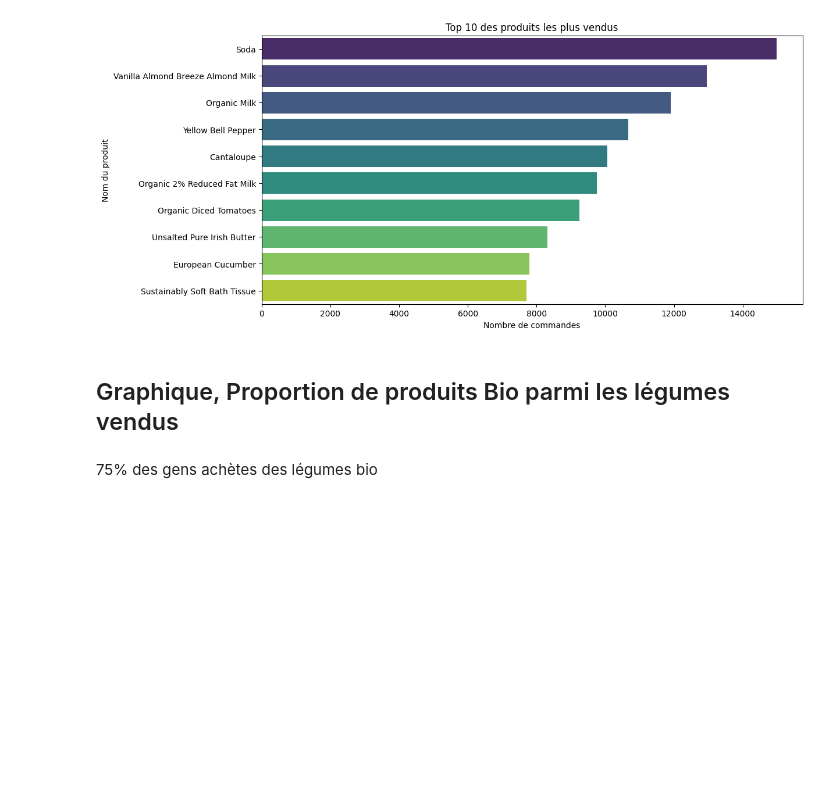
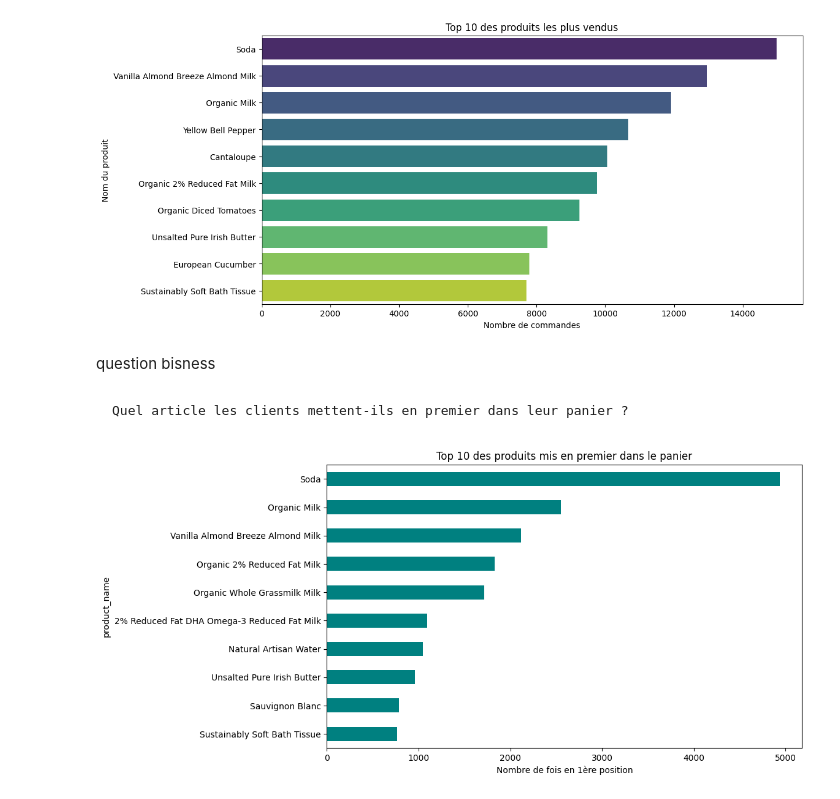
Before and after one commit to Lois5959/NEXTBUY, a Jupyter notebook: notebook_graph.ipynb, the cells around one changed output. Drawn from its saved outputs; the diff is of its cells as text; code cells hidden in the pictures; blank space fills up the shorter version.

```diff
--- a/notebook_graph.ipynb
+++ b/notebook_graph.ipynb
@@ -44,7 +46,22 @@ Passing `palette` without assigning `hue` is deprecated and will be removed in v
 
   sns.barplot(x=best_products.values, y=best_products.index, palette='viridis')
 [figure]
-# %% [markdown]
-## Graphique, Proportion de produits Bio parmi les légumes vendus
-# %% [markdown]
-75% des gens achètes des légumes bio
+# %% [markdown]
+question bisness
+# %% [markdown]
+    Quel article les clients mettent-ils en premier dans leur panier ?
+# %%
+#On filtre : seulement les produits mis en 1er dans le panier
+first_item = df_clean[df_clean['add_to_cart_order'] == 1]
+
+#On compte et on prend le Top 10
+top_first = first_item['product_name'].value_counts().head(10)
+
+#On affiche en barres horizontales (barh)
+plt.figure(figsize=(10, 6))
+top_first.sort_values().plot(kind='barh', color='teal')
+plt.title('Top 10 des produits mis en premier dans le panier')
+plt.xlabel('Nombre de fois en 1ère position')
+plt.show()
+# %% [output]
+[figure, added]
```
Also changed, not shown: parts of 42 cells of this notebook, 1 other file.
